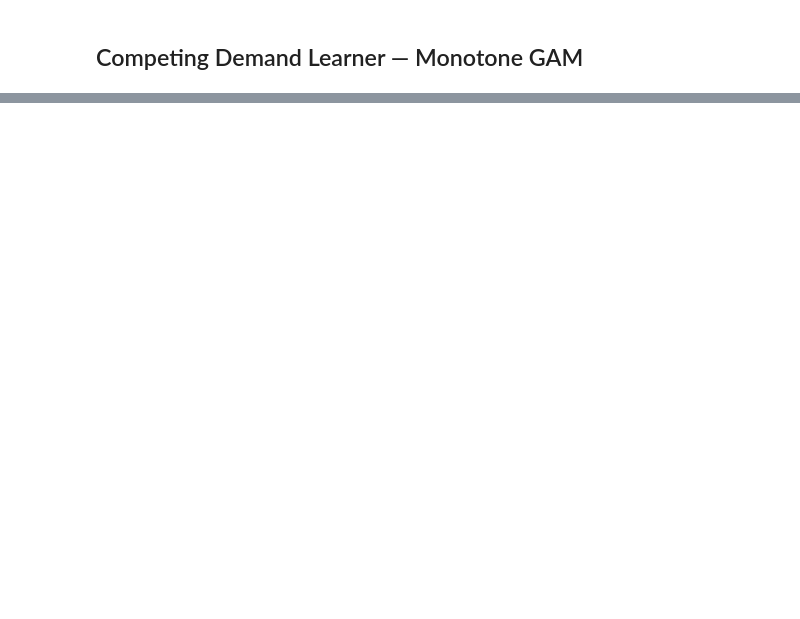
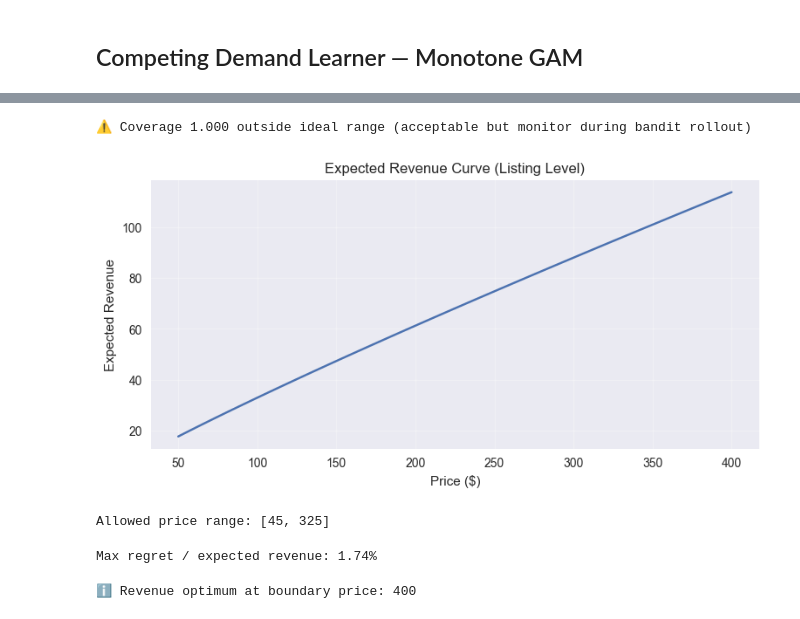
Before and after one commit to amriteshp2000/Dynamic-Pricing-Engine, a Jupyter notebook: notebooks/demand_modeling.ipynb, the cells around one changed output, grey strips where cells are left out. Saved outputs shown, nothing was run; the diff lists cells and outputs as text; code cells hidden in the pictures; blank space fills up the shorter version.

```diff
--- a/notebooks/demand_modeling.ipynb
+++ b/notebooks/demand_modeling.ipynb
@@ -96,11 +96,11 @@ Test Listing: 3335 | Neighborhood: Rainier Valley
 # Fix a Context (Counterfactual Query)
 ## We control everything except price.
 context = {
-    "listing_id": test_lid,
+    "day_of_year": 200,
+    "dow": 2,
+    "is_weekend": 0,
     "neighborhood": test_hood,
-    "day_of_year": 180,   # June
-    "dow": 5,             # Saturday
-    "is_weekend": 1
+    "listing_id": test_lid
 }
 # %%
 # Generate Price Grid
@@ -129,14 +129,14 @@ for p in price_grid:
     list_pred = demand_model.predict(context, p)
 
     rows.append({
-        "price": p,
-        "city_mu": city_pred.prob,
-        "city_std": city_pred.std_dev,
-        "hood_mu": hood_pred.prob,
-        "hood_std": hood_pred.std_dev,
-        "list_mu": list_pred.prob,
-        "list_std": list_pred.std_dev,
-    })
+    "price": p,
+    "city_mu": city_pred.prob,
+    "city_epi": city_pred.epistemic_std,
+    "hood_mu": hood_pred.prob,
+    "hood_epi": hood_pred.epistemic_std,
+    "list_mu": list_pred.prob,
+    "list_epi": list_pred.epistemic_std,
+})
 
 df_cone = pd.DataFrame(rows)
 # %%
@@ -352,0 +411,29 @@ plt.show()
+# %%
+if not (0.90 <= coverage <= 0.98):
+    print(
+        f"⚠ Coverage {coverage:.3f} outside ideal range "
+        "(acceptable but monitor during bandit rollout)"
+    )
+else:
+    print("✅ Coverage acceptable for bandit")
+# %% [output]
+⚠ Coverage 1.000 outside ideal range (acceptable but monitor during bandit rollout)
+# %%
+revenue = df_cone["price"].values * df_cone["list_mu"].values
+
+plt.figure(figsize=(9, 4))
+plt.plot(df_cone["price"], revenue)
+plt.title("Expected Revenue Curve (Listing Level)")
+plt.xlabel("Price ($)")
+plt.ylabel("Expected Revenue")
+plt.grid(alpha=0.3)
+plt.show()
+# %% [output]
+[figure, added]
+# %%
+PRICE_MIN = df["price"].quantile(0.05)
+PRICE_MAX = df["price"].quantile(0.95)
+
+print(f"Allowed price range: [{PRICE_MIN:.0f}, {PRICE_MAX:.0f}]")
+# %% [output]
+Allowed price range: [45, 325]
@@ -352,0 +442,25 @@ plt.show()
+# %%
+regret = []
+expected_revenue = []
+
+for p in df_cone["price"]:
+    pred = demand_model.predict(context, p)
+    regret.append(1.96 * pred.epistemic_std * p)
+    expected_revenue.append(pred.prob * p)
+
+regret = np.array(regret)
+expected_revenue = np.array(expected_revenue)
+
+max_regret_ratio = (regret / expected_revenue).max()
+
+print(f"Max regret / expected revenue: {max_regret_ratio:.2%}")
+assert max_regret_ratio < 0.20
+# %% [output]
+Max regret / expected revenue: 1.74%
+# %%
+peak_price = df_cone["price"].iloc[np.argmax(revenue)]
+
+if peak_price in (df_cone["price"].iloc[0], df_cone["price"].iloc[-1]):
+    print(f"ℹ Revenue optimum at boundary price: {peak_price:.0f}")
+# %% [output]
+ℹ Revenue optimum at boundary price: 400
```
Also changed, not shown: parts of 25 cells of this notebook, 1 other file.
